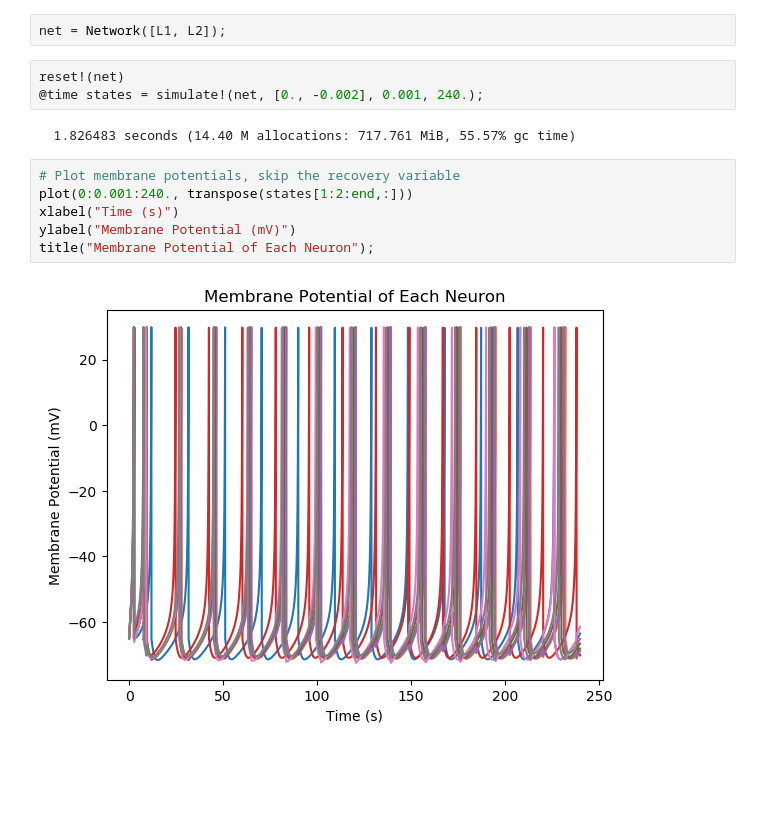
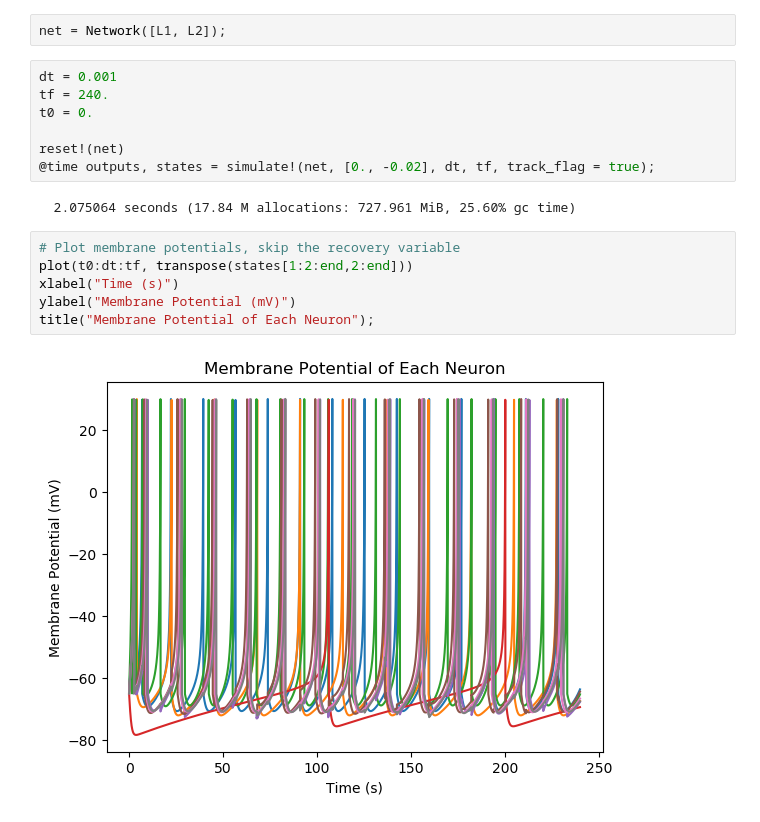
Before and after one commit to leaflabs/WaspNet.jl, a Jupyter notebook: notebooks/nnsim_tour.ipynb, the cells around one changed output. Cells and saved outputs as stored; diff of their text form; blank space fills up the shorter version.

Commit message:
updated notebook to demo, updated source to allow tracking outputs

```diff
--- a/notebooks/nnsim_tour.ipynb
+++ b/notebooks/nnsim_tour.ipynb
@@ -81,16 +79,20 @@ We can supply the list of layers to construct a network. Then we simulate the ne
 On the development machine this simulation executes in about 1.6 seconds.
 # %%
 net = Network([L1, L2]);
-# %%
-reset!(net)
-@time states = simulate!(net, [0., -0.002], 0.001, 240.);
-# %% [output]
-  1.826483 seconds (14.40 M allocations: 717.761 MiB, 55.57% gc time)
+# %%
+dt = 0.001
+tf = 240.
+t0 = 0.
+
+reset!(net)
+@time outputs, states = simulate!(net, [0., -0.02], dt, tf, track_flag = true);
+# %% [output]
+  2.075064 seconds (17.84 M allocations: 727.961 MiB, 25.60% gc time)
 # %%
 # Plot membrane potentials, skip the recovery variable
-plot(0:0.001:240., transpose(states[1:2:end,:]))
+plot(t0:dt:tf, transpose(states[1:2:end,2:end]))
 xlabel("Time (s)")
 ylabel("Membrane Potential (mV)")
 title("Membrane Potential of Each Neuron");
 # %% [output]
-[figure, old version]
+[figure, new version]
```
Also changed, not shown: parts of 5 cells of this notebook, 4 other files.
